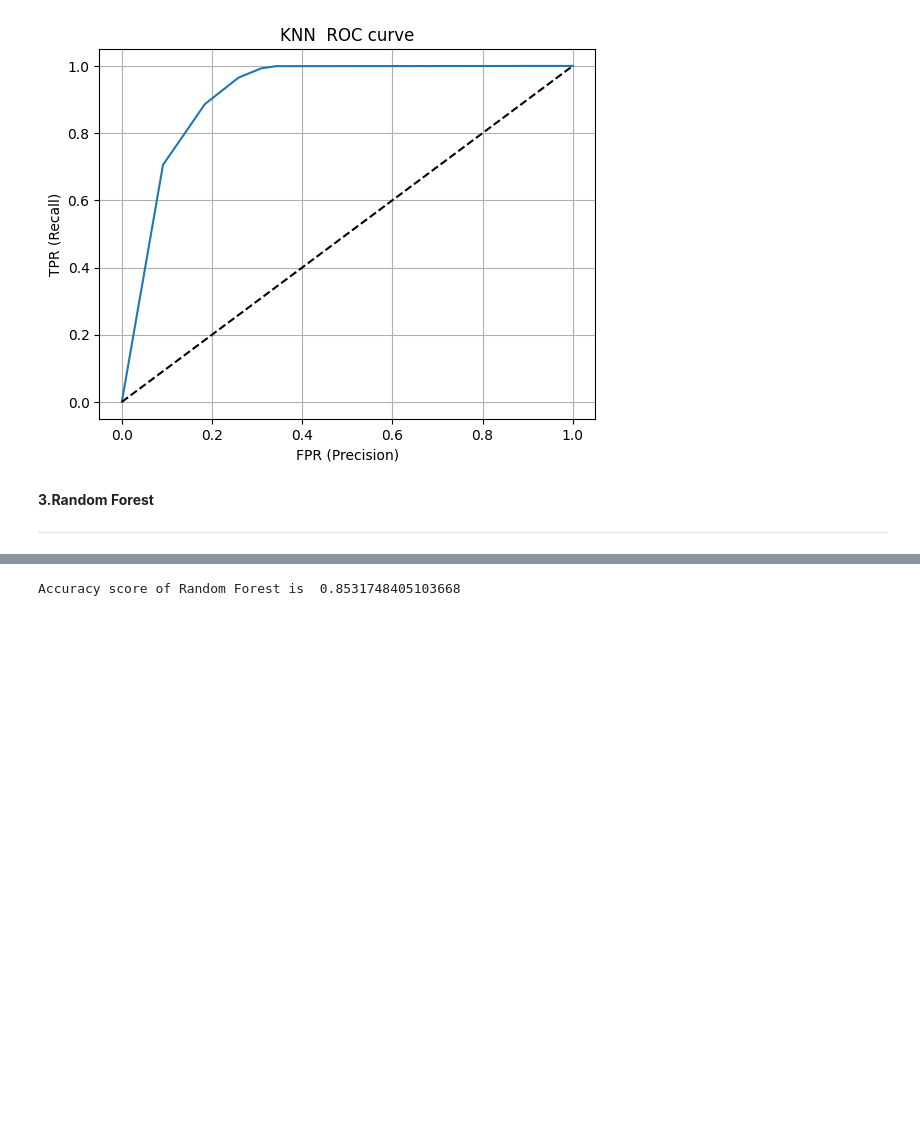
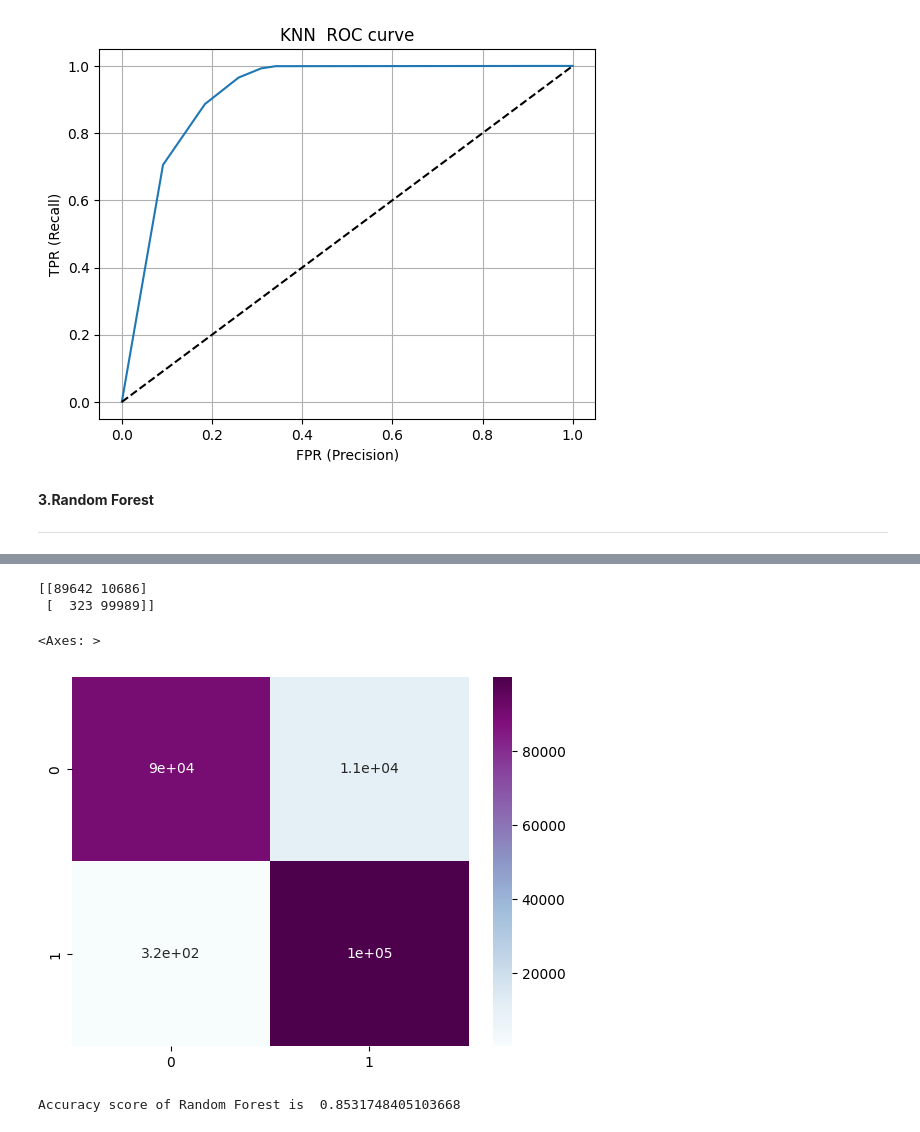
Before and after one commit to kanakpriyatiwari/HEALTH-INSURANCE-CROSS-SELL-PREDICTION, a Jupyter notebook: Copy_of_HEALTH_INSURANCE_CROSS_SELL_PREDICTION.ipynb, the cells around one changed output, grey strips where cells are left out. Cells and saved outputs as stored; diff of their text form; code cells hidden in the pictures; blank space fills up the shorter version.

```diff
--- a/Copy_of_HEALTH_INSURANCE_CROSS_SELL_PREDICTION.ipynb
+++ b/Copy_of_HEALTH_INSURANCE_CROSS_SELL_PREDICTION.ipynb
@@ -703,3 +743,12 @@ print(confusion_matrix(y_test,rf_pred))
+# %%
+cm = confusion_matrix(y_test,rf_pred)
+print(cm)
+sns.heatmap(cm,annot=True,cmap='BuPu')
+# %% [output]
+[[89642 10686]
+ [  323 99989]]
+<Axes: >
+[figure, added]
 # %%
 print('Accuracy score of Random Forest is ',accuracy_score(y_test,pred))
 # %% [output]
```
Also changed, not shown: parts of 18 cells of this notebook.
